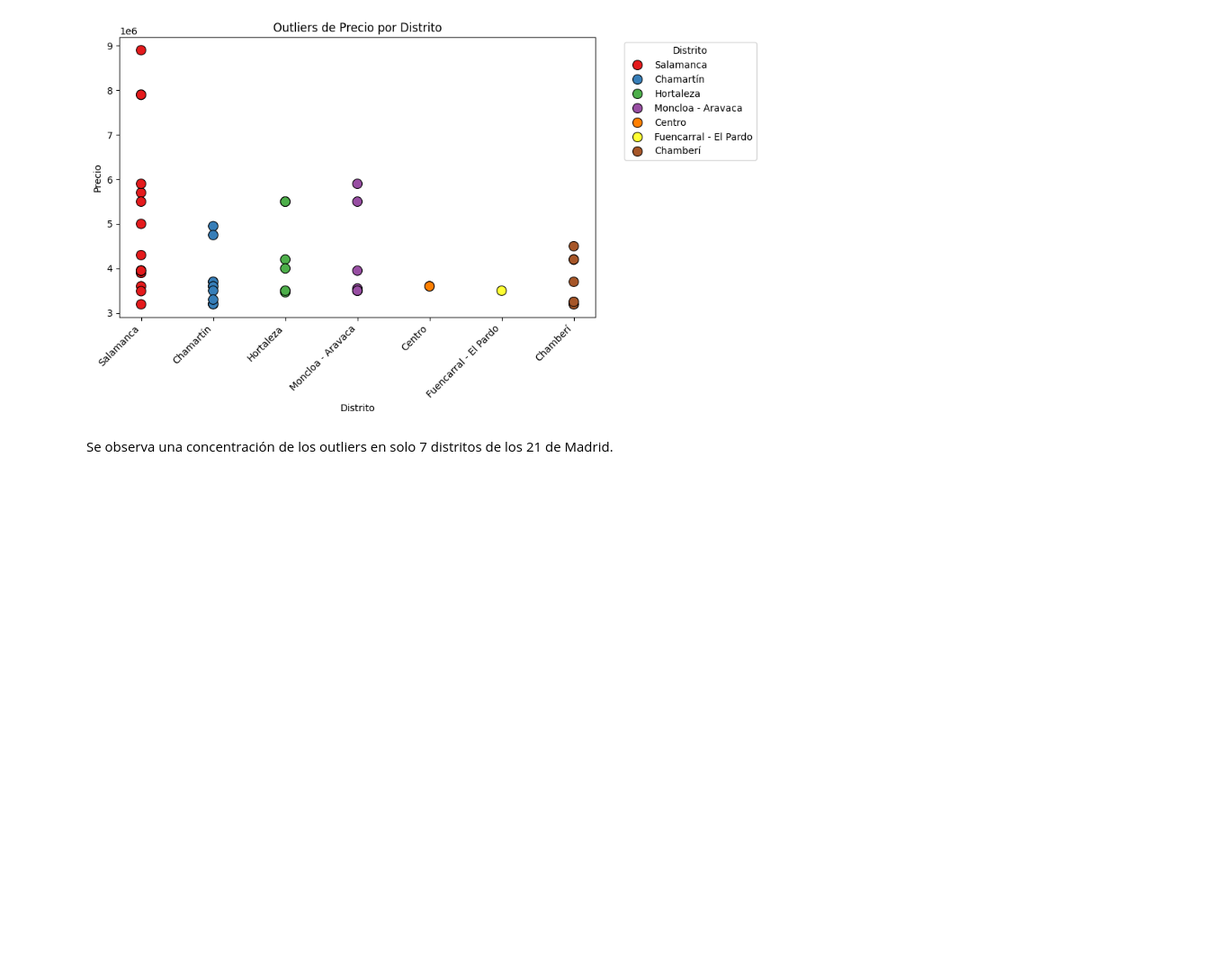
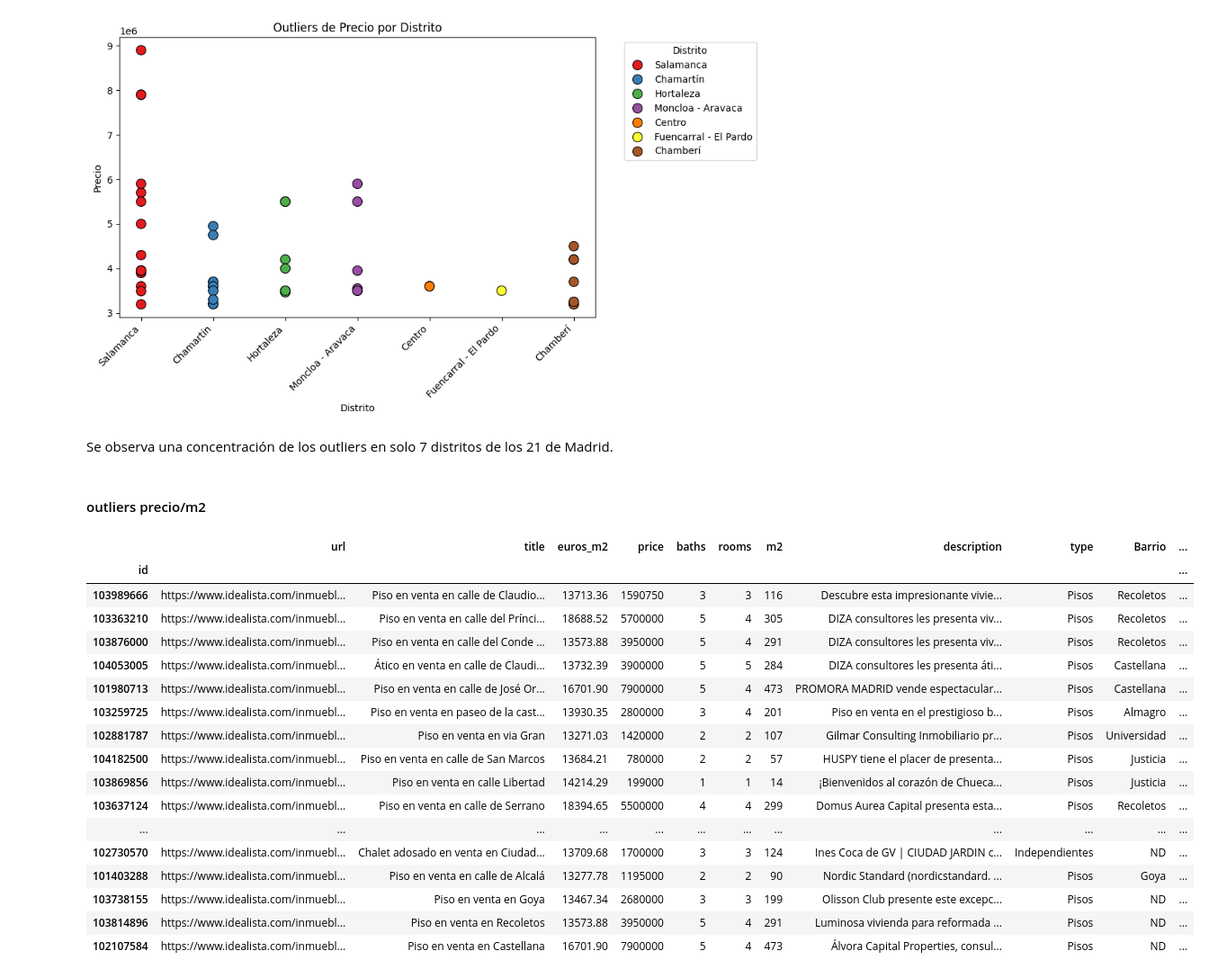
Before and after one commit to angelgvill/DS_Analisis_Datos, a Jupyter notebook: notebooks/02_Analisis_exploratorio.ipynb, the cells around one changed output. Shown at 90% size. Cells and saved outputs as stored; diff of their text form; code cells hidden in the pictures; blank space fills up the shorter version.

```diff
--- a/notebooks/02_Analisis_exploratorio.ipynb
+++ b/notebooks/02_Analisis_exploratorio.ipynb
@@ -835,3 +837,36 @@ plt.show()
 [figure]
 # %% [markdown]
 Se observa una concentración de los outliers en solo 7 distritos de los 21 de Madrid.
+# %% [markdown]
+#### outliers precio/m2
+# %%
+# Calcular los cuartiles y el rango intercuartílico (IQR) para la columna 'euros_m2'
+Q1_price = df['euros_m2'].quantile(0.25)
+Q3_price = df['euros_m2'].quantile(0.75)
+IQR_price = Q3_price - Q1_price
+
+# Filtrar los outliers (valores fuera de 1.5 * IQR)
+outliers_price_m2 = df[(df['euros_m2'] < (Q1_price - 1.5 * IQR_price)) | (df['euros_m2'] > (Q3_price + 1.5 * IQR_price))]
+
+
+# Mostrar los outliers de 'euros_m2'
+outliers_price_m2
+# %% [output]
+|  | url | title | euros_m2 | price | baths | rooms | m2 | description | type | Barrio | ... |
+| id |  |  |  |  |  |  |  |  |  |  | ... |
+| 103989666 | https://www.idealista.com/inmuebl... | Piso en venta en calle de Claudio... | 13713.36 | 1590750 | 3 | 3 | 116 | Descubre esta impresionante vivie... | Pisos | Recoletos | ... |
+| 103363210 | https://www.idealista.com/inmuebl... | Piso en venta en calle del Prínci... | 18688.52 | 5700000 | 5 | 4 | 305 | DIZA consultores les presenta viv... | Pisos | Recoletos | ... |
+| 103876000 | https://www.idealista.com/inmuebl... | Piso en venta en calle del Conde ... | 13573.88 | 3950000 | 5 | 4 | 291 | DIZA consultores les presenta viv... | Pisos | Recoletos | ... |
+| 104053005 | https://www.idealista.com/inmuebl... | Ático en venta en calle de Claudi... | 13732.39 | 3900000 | 5 | 5 | 284 | DIZA consultores les presenta áti... | Pisos | Castellana | ... |
+| 101980713 | https://www.idealista.com/inmuebl... | Piso en venta en calle de José Or... | 16701.90 | 7900000 | 5 | 4 | 473 | PROMORA MADRID vende espectacular... | Pisos | Castellana | ... |
+| 103259725 | https://www.idealista.com/inmuebl... | Piso en venta en paseo de la cast... | 13930.35 | 2800000 | 3 | 4 | 201 | Piso en venta en el prestigioso b... | Pisos | Almagro | ... |
+| 102881787 | https://www.idealista.com/inmuebl... | Piso en venta en via Gran | 13271.03 | 1420000 | 2 | 2 | 107 | Gilmar Consulting Inmobiliario pr... | Pisos | Universidad | ... |
+| 104182500 | https://www.idealista.com/inmuebl... | Piso en venta en calle de San Marcos | 13684.21 | 780000 | 2 | 2 | 57 | HUSPY tiene el placer de presenta... | Pisos | Justicia | ... |
+| 103869856 | https://www.idealista.com/inmuebl... | Piso en venta en calle Libertad | 14214.29 | 199000 | 1 | 1 | 14 | ¡Bienvenidos al corazón de Chueca... | Pisos | Justicia | ... |
+| 103637124 | https://www.idealista.com/inmuebl... | Piso en venta en calle de Serrano | 18394.65 | 5500000 | 4 | 4 | 299 | Domus Aurea Capital presenta esta... | Pisos | Recoletos | ... |
+| ... | ... | ... | ... | ... | ... | ... | ... | ... | ... | ... | ... |
+| 102730570 | https://www.idealista.com/inmuebl... | Chalet adosado en venta en Ciudad... | 13709.68 | 1700000 | 3 | 3 | 124 | Ines Coca de GV | CIUDAD JARDIN c... | Independientes | ND | ... |
+| 101403288 | https://www.idealista.com/inmuebl... | Piso en venta en calle de Alcalá | 13277.78 | 1195000 | 2 | 2 | 90 | Nordic Standard (nordicstandard. ... | Pisos | Goya | ... |
+| 103738155 | https://www.idealista.com/inmuebl... | Piso en venta en Goya | 13467.34 | 2680000 | 3 | 3 | 199 | Olisson Club presente este excepc... | Pisos | ND | ... |
+| 103814896 | https://www.idealista.com/inmuebl... | Piso en venta en Recoletos | 13573.88 | 3950000 | 5 | 4 | 291 | Luminosa vivienda para reformada ... | Pisos | ND | ... |
+| 102107584 | https://www.idealista.com/inmuebl... | Piso en venta en Castellana | 16701.90 | 7900000 | 5 | 4 | 473 | Álvora Capital Properties, consul... | Pisos | ND | ... |
```
Also changed, not shown: parts of 2 cells of this notebook.
